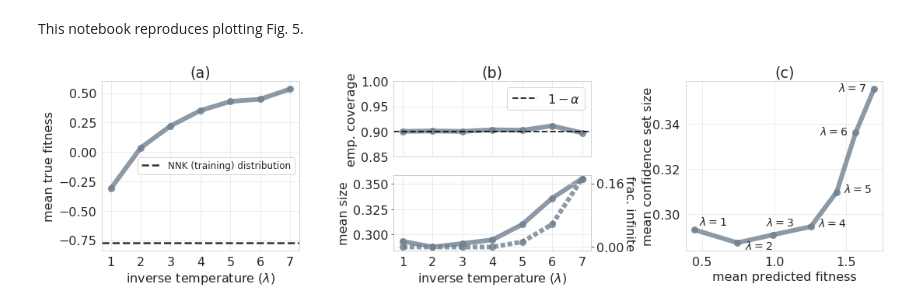
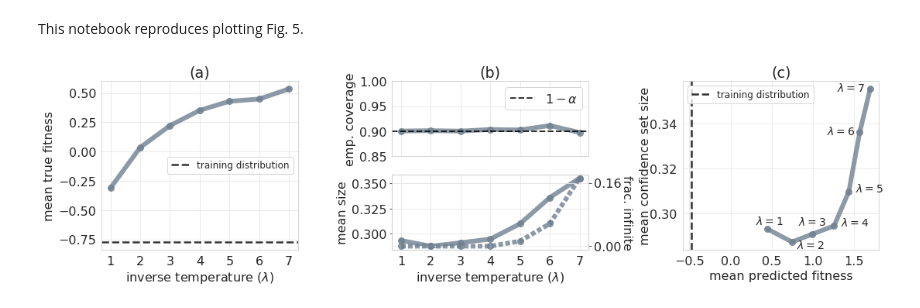
Before and after one commit to clarafy/conformal-for-design, a Jupyter notebook: notebooks/aav-figures.ipynb, the cells around one changed output. Saved outputs shown, nothing was run; the diff lists cells and outputs as text; code cells hidden in the pictures.

```diff
--- a/notebooks/aav-figures.ipynb
+++ b/notebooks/aav-figures.ipynb
@@ -12,8 +12,7 @@ import seaborn as sns
 sns.set_style('whitegrid', {'grid.color': '0.9'})
 # %%
 # load lambdas and mean predicted fitnesses of test sequence distributions
-scale = 0.1
-d = np.load('../aav/models/constrained_maxent_scale{}_052722.npz'.format(scale))
+d = np.load('../aav/models/constrained_maxent_parameters.npz')
 
 # note that lambda in bioRxiv above corresponds to 1 / lambda for us
 lambda_l = (1 / d['temperature_l']).astype(int)
@@ -37,7 +36,7 @@ for l in range(n_lambda):
         truefit_l[l] = np.mean([np.mean(fit_lxt[(l, t)]) for t in range(n_trial)])
 # %%
 # plot Fig. 5
-save_fig = False
+save_fig = True
 fname = '../figures/fig5-aav.pdf'
 cmain = 'slategray'
 
@@ -54,12 +53,12 @@ ax3 = plt.subplot(gs1[2])
 nnkmeanfitness = -0.7716402509409155
 ax1.plot(lambda_l, truefit_l, '-ob', linewidth=6, markersize=8, alpha=0.8, c=cmain, label='__nolegend__');
 ax1.axhline(nnkmeanfitness, linestyle="--", linewidth=2.5, alpha=0.8,
-            color='k', label=r'NNK (training) distribution')
+            color='k', label=r'training distribution')
 ax1.set_xticks(lambda_l);
 ax1.set_xticklabels(lambda_l);
 ax1.set_ylabel('mean true fitness')
 ax1.set_xlabel(r'inverse temperature ($\lambda$)')
-ax1.legend(fontsize=12);
+ax1.legend(fontsize=12, loc='center right');
 ax1.set_title('(a)')
 
 # ===== coverage =====
@@ -82,32 +81,35 @@ frange = fmax - fmin
 navglen_lxt = avglen_lxt / frange  # report average size as fraction of total range of fitness values
 navglen_l = np.nanmean(navglen_lxt, axis=1)
 ax22.plot(lambda_l, navglen_l, '-o', linewidth=6, markersize=8, alpha=0.8, c=cmain);
 ax22.set_ylabel('mean size');
 ax22.set_xticks(lambda_l);
 ax22.set_xticklabels(lambda_l);
 ax22.set_xlabel(r'inverse temperature ($\lambda$)')
 
 # fraction of confidence sets with infinite size
 ax22inf = ax22.twinx()
 ax22inf.plot(lambda_l, np.mean(fracinf_lxt, axis=1), '--o', dashes=(1, 0.5), linewidth=6, markersize=8, alpha=0.8, c=cmain);
 ax22inf.set_ylabel('frac. infinite', rotation=270, labelpad=14);
 ax22inf.set_yticks([0, 0.16]);
 
 
 # ===== trade-off with certainty =====
 
+nnkmeanpredfit = -0.4723137617111206  # computed in aav-experiments
 ax3.plot(meanpredfit_l, navglen_l, '-o', linewidth=6, markersize=8, alpha=0.8, c=cmain);
 ax3.set_xlabel('mean predicted fitness');
 ax3.set_ylabel('mean confidence set size', labelpad=-2);
 ax3.set_title('(c)');
+ax3.axvline(nnkmeanpredfit, linestyle="--", linewidth=2.5, alpha=0.8, color='k', label='training distribution')
+ax3.legend(fontsize=12, loc='upper left');
 
-xoff = [0.03, 0.05, -0.05, 0.05, 0.05, -0.25, -0.25]
+xoff = [-0.15, 0.06, -0.17, 0.08, 0.08, -0.4, -0.4]
 yoff = [0.002, -0.003, 0.004, 0, 0, -0.001, -0.001]
 for l, lmbda in enumerate(lambda_l):
     ax3.annotate(r'$\lambda = {}$'.format(lmbda),
                  (meanpredfit_l[l] + xoff[l], navglen_l[l] + yoff[l]), fontsize=14)
 
 if save_fig:
     plt.savefig(fname, dpi=300, bbox_inches='tight')
 # %% [output]
-[figure, old version]
+[figure, new version]
```
Also changed, not shown: 5 other files.
